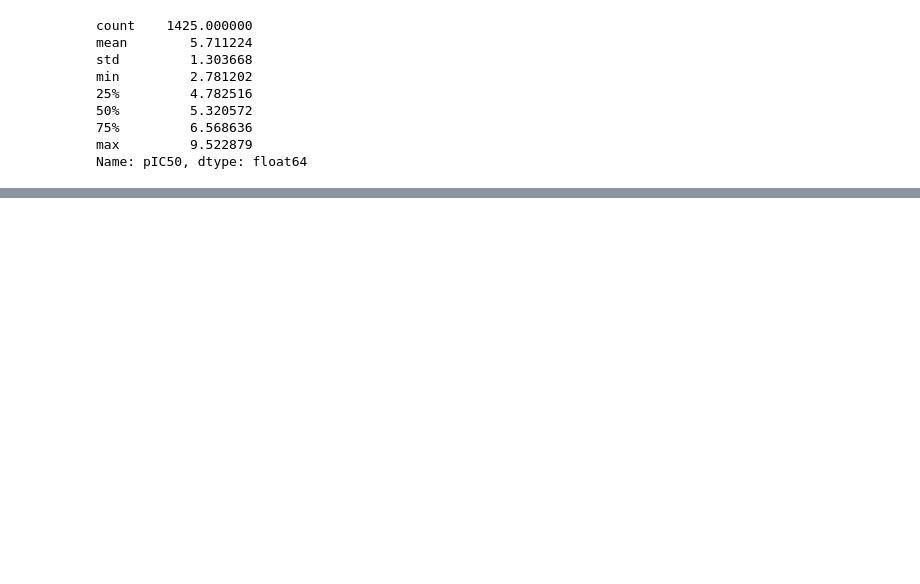
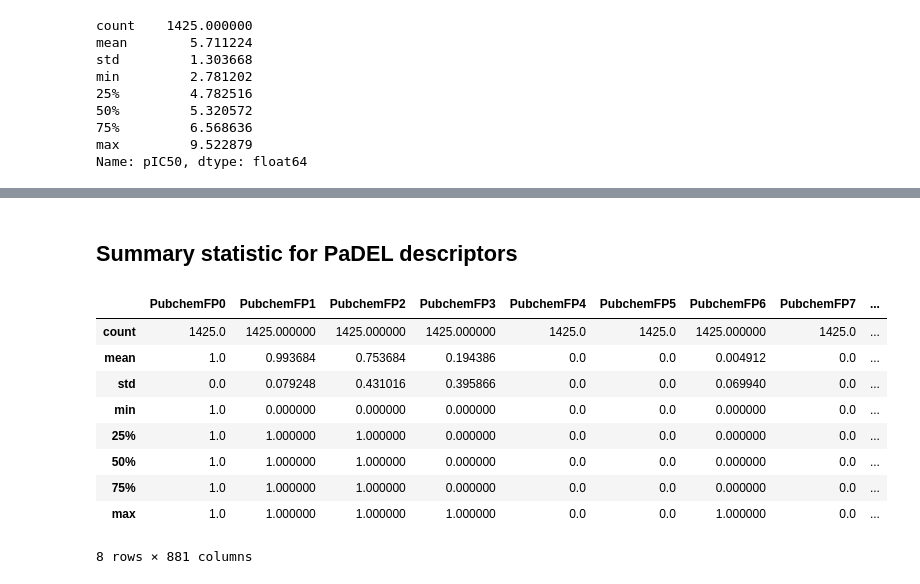
Before and after one commit to HenryYang03/pIC50_prediction_book, a Jupyter notebook: pIC50_prediction/notebooks/Exploratory_Data_Analysis.ipynb, the cells around one changed output, grey strips where cells are left out. Cells and saved outputs as stored; diff of their text form; code cells hidden in the pictures; blank space fills up the shorter version.

```diff
--- a/pIC50_prediction/notebooks/Exploratory_Data_Analysis.ipynb
+++ b/pIC50_prediction/notebooks/Exploratory_Data_Analysis.ipynb
@@ -82,0 +175,15 @@ Name: pIC50, dtype: float64
+# %% [markdown]
+## Summary statistic for PaDEL descriptors
+# %%
+df_padel.describe()
+# %% [output]
+|  | PubchemFP0 | PubchemFP1 | PubchemFP2 | PubchemFP3 | PubchemFP4 | PubchemFP5 | PubchemFP6 | PubchemFP7 | ... |
+| count | 1425.0 | 1425.000000 | 1425.000000 | 1425.000000 | 1425.0 | 1425.0 | 1425.000000 | 1425.0 | ... |
+| mean | 1.0 | 0.993684 | 0.753684 | 0.194386 | 0.0 | 0.0 | 0.004912 | 0.0 | ... |
+| std | 0.0 | 0.079248 | 0.431016 | 0.395866 | 0.0 | 0.0 | 0.069940 | 0.0 | ... |
+| min | 1.0 | 0.000000 | 0.000000 | 0.000000 | 0.0 | 0.0 | 0.000000 | 0.0 | ... |
+| 25% | 1.0 | 1.000000 | 1.000000 | 0.000000 | 0.0 | 0.0 | 0.000000 | 0.0 | ... |
+| 50% | 1.0 | 1.000000 | 1.000000 | 0.000000 | 0.0 | 0.0 | 0.000000 | 0.0 | ... |
+| 75% | 1.0 | 1.000000 | 1.000000 | 0.000000 | 0.0 | 0.0 | 0.000000 | 0.0 | ... |
+| max | 1.0 | 1.000000 | 1.000000 | 1.000000 | 0.0 | 0.0 | 1.000000 | 0.0 | ... |
+8 rows × 881 columns
```
Also changed, not shown: parts of 22 cells of this notebook, 40 other files.
